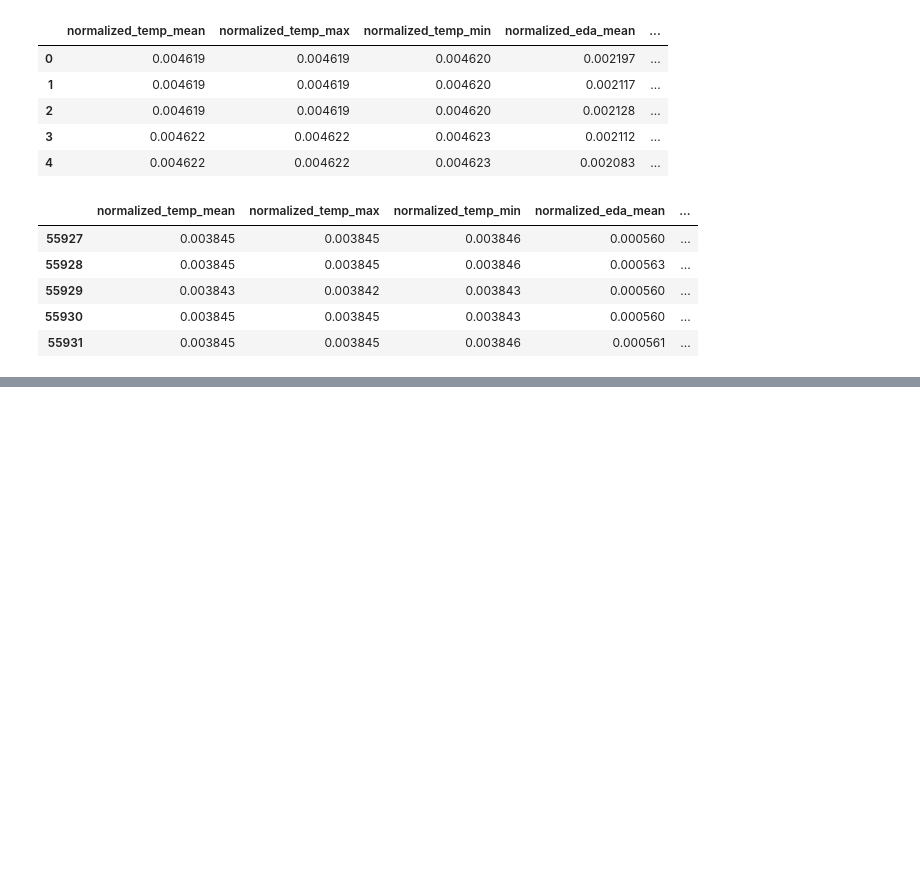
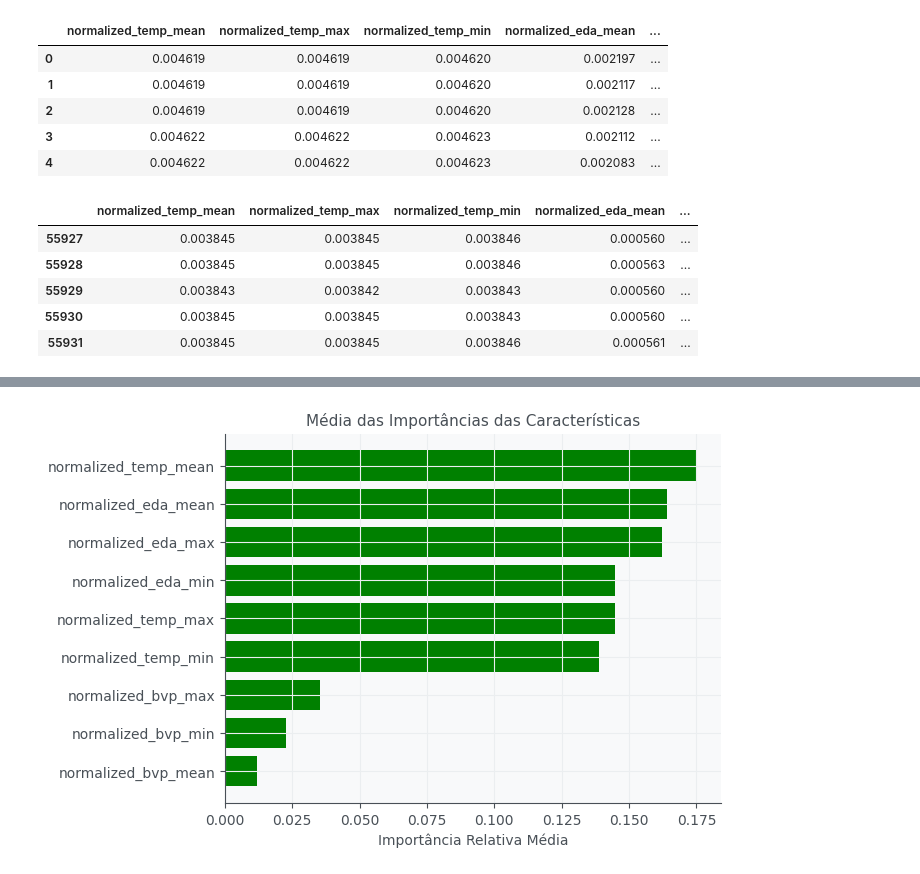
Before and after one commit to luizacastilho/XAI_STRESS, a Jupyter notebook: WESAD/analysiswesad.ipynb, the cells around one changed output, grey strips where cells are left out. Cells and saved outputs as stored; diff of their text form; code cells hidden in the pictures; blank space fills up the shorter version.

```diff
--- a/WESAD/analysiswesad.ipynb
+++ b/WESAD/analysiswesad.ipynb
@@ -342,0 +380,22 @@ df_normalizado.tail()
+# %%
+num_execucoes = 100
+importancias_medias = np.zeros(X_train.shape[1])  # Lista para armazenar as importâncias médias das características
+
+for _ in range(num_execucoes):
+    clf = RandomForestClassifier(n_estimators=50, n_jobs=-1, random_state=None)
+    clf.fit(X_train, y_train)
+
+    importancias = clf.feature_importances_
+    importancias_medias += importancias
+
+importancias_medias /= num_execucoes # Calcular a média das importâncias das características
+
+indices = np.argsort(importancias_medias)
+plt.title('Média das Importâncias das Características')
+j = 9   # top j importância
+plt.barh(range(j), importancias_medias[indices][len(indices)-j:], color='g', align='center')
+plt.yticks(range(j), [features[i] for i in indices[len(indices)-j:]])
+plt.xlabel('Importância Relativa Média')
+plt.show()
+# %% [output]
+[figure, added]
```
Also changed, not shown: parts of 14 cells of this notebook.
